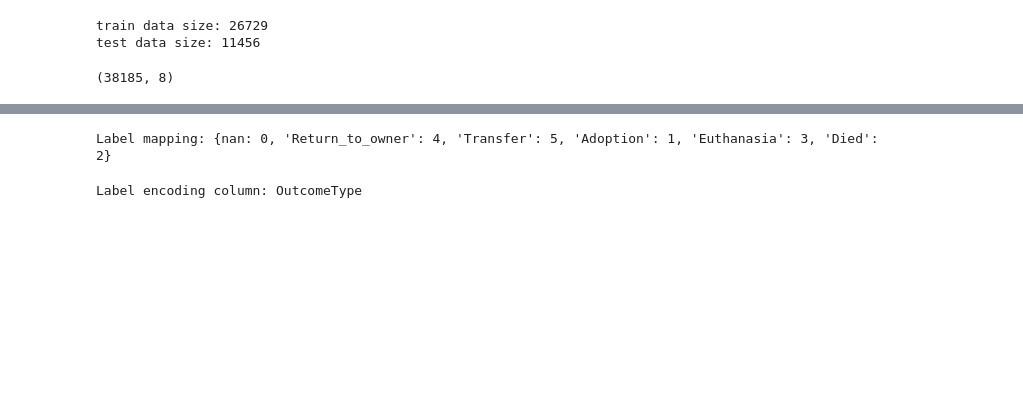
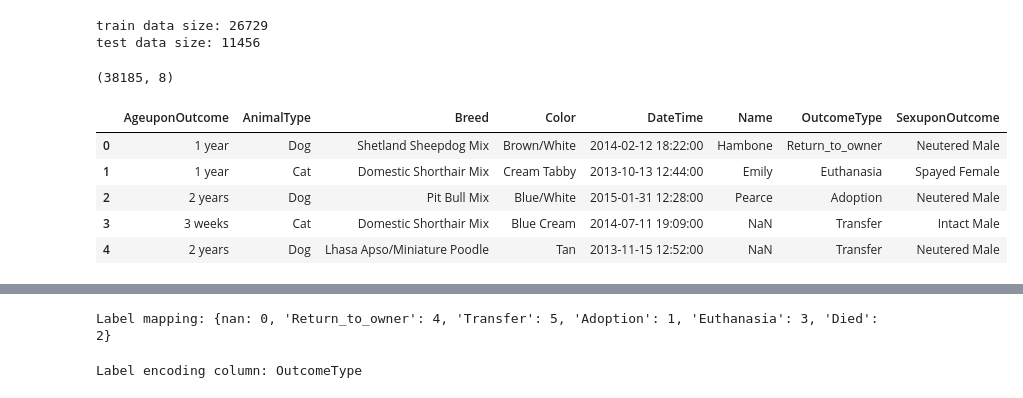
Before and after one commit to ibowen/kaggle, a Jupyter notebook: animalshelter/AnimalShelter_w1.ipynb, the cells around one changed output, grey strips where cells are left out. Saved outputs shown, nothing was run; the diff lists cells and outputs as text; code cells hidden in the pictures; blank space fills up the shorter version.

```diff
--- a/animalshelter/AnimalShelter_w1.ipynb
+++ b/animalshelter/AnimalShelter_w1.ipynb
@@ -97,3 +100,12 @@ full_data = pd.concat([train[dict_cols['categorical_cols'] + dict_cols['numerica
 full_data.shape
 # %% [output]
 (38185, 8)
+# %%
+full_data.head()
+# %% [output]
+|  | AgeuponOutcome | AnimalType | Breed | Color | DateTime | Name | OutcomeType | SexuponOutcome |
+| 0 | 1 year | Dog | Shetland Sheepdog Mix | Brown/White | 2014-02-12 18:22:00 | Hambone | Return_to_owner | Neutered Male |
+| 1 | 1 year | Cat | Domestic Shorthair Mix | Cream Tabby | 2013-10-13 12:44:00 | Emily | Euthanasia | Spayed Female |
+| 2 | 2 years | Dog | Pit Bull Mix | Blue/White | 2015-01-31 12:28:00 | Pearce | Adoption | Neutered Male |
+| 3 | 3 weeks | Cat | Domestic Shorthair Mix | Blue Cream | 2014-07-11 19:09:00 | NaN | Transfer | Intact Male |
+| 4 | 2 years | Dog | Lhasa Apso/Miniature Poodle | Tan | 2013-11-15 12:52:00 | NaN | Transfer | Neutered Male |
```
Also changed, not shown: parts of 72 cells of this notebook, 1 other file.
